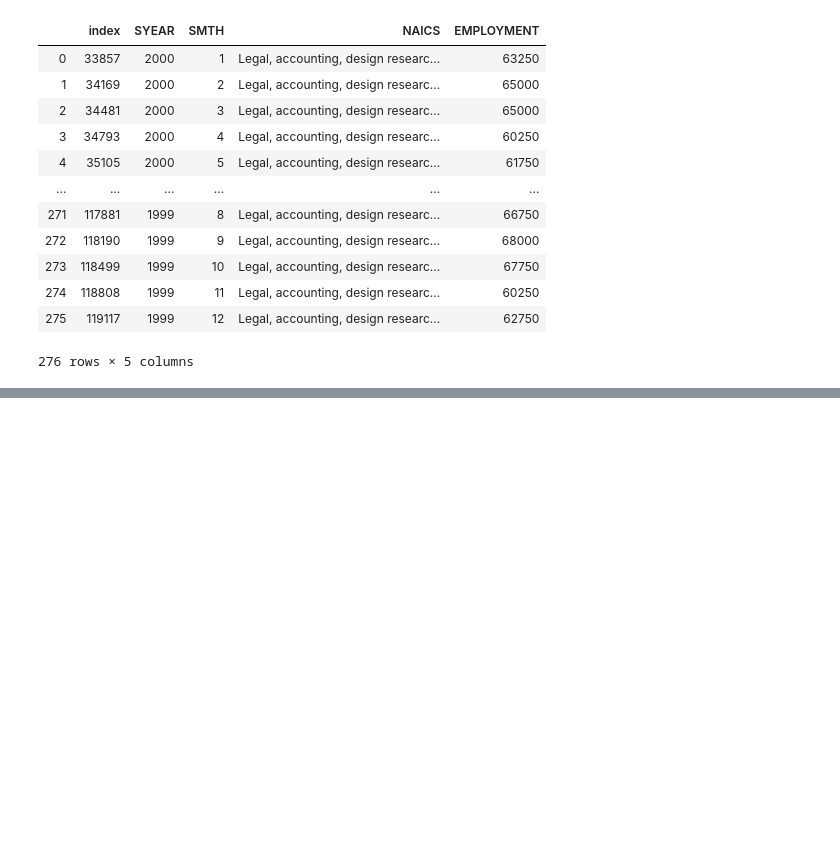
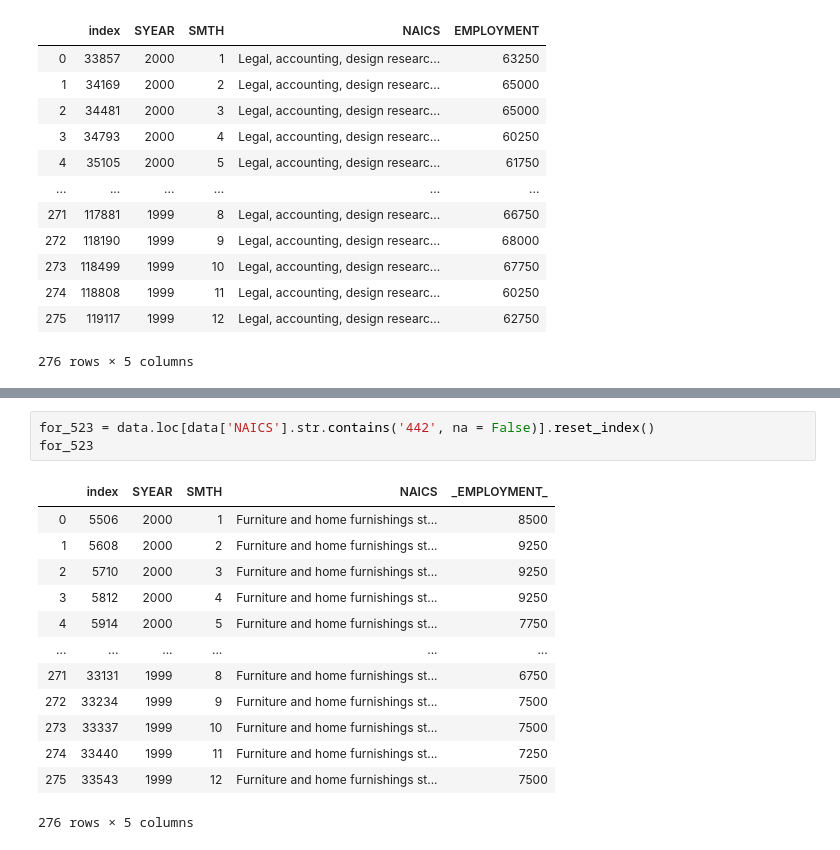
Before and after one commit to Hotlynn2/SERIES-ANALYSIS-OF-NAICS, a Jupyter notebook: Time Analysis Series.ipynb, the cells around one changed output, grey strips where cells are left out. Cells and saved outputs as stored; diff of their text form; blank space fills up the shorter version.

```diff
--- a/Time Analysis Series.ipynb
+++ b/Time Analysis Series.ipynb
@@ -1684,0 +1689,17 @@ Legal_accounting_design_research_and_advertising_services
+# %%
+for_523 = data.loc[data['NAICS'].str.contains('442', na = False)].reset_index()
+for_523
+# %% [output]
+|  | index | SYEAR | SMTH | NAICS | _EMPLOYMENT_ |
+| 0 | 5506 | 2000 | 1 | Furniture and home furnishings st... | 8500 |
+| 1 | 5608 | 2000 | 2 | Furniture and home furnishings st... | 9250 |
+| 2 | 5710 | 2000 | 3 | Furniture and home furnishings st... | 9250 |
+| 3 | 5812 | 2000 | 4 | Furniture and home furnishings st... | 9250 |
+| 4 | 5914 | 2000 | 5 | Furniture and home furnishings st... | 7750 |
+| ... | ... | ... | ... | ... | ... |
+| 271 | 33131 | 1999 | 8 | Furniture and home furnishings st... | 6750 |
+| 272 | 33234 | 1999 | 9 | Furniture and home furnishings st... | 7500 |
+| 273 | 33337 | 1999 | 10 | Furniture and home furnishings st... | 7500 |
+| 274 | 33440 | 1999 | 11 | Furniture and home furnishings st... | 7250 |
+| 275 | 33543 | 1999 | 12 | Furniture and home furnishings st... | 7500 |
+276 rows × 5 columns
```
Also changed, not shown: parts of 5 cells of this notebook.
